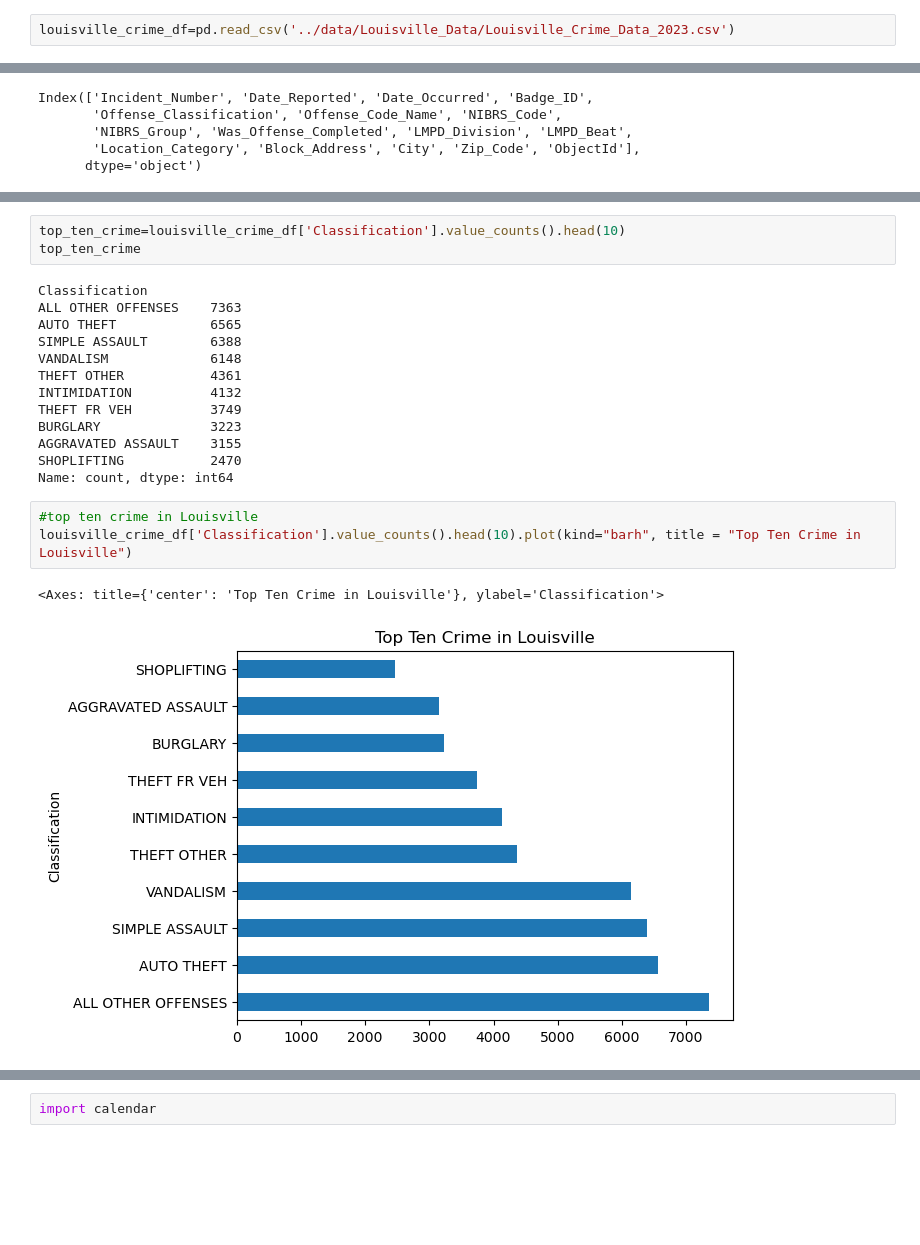
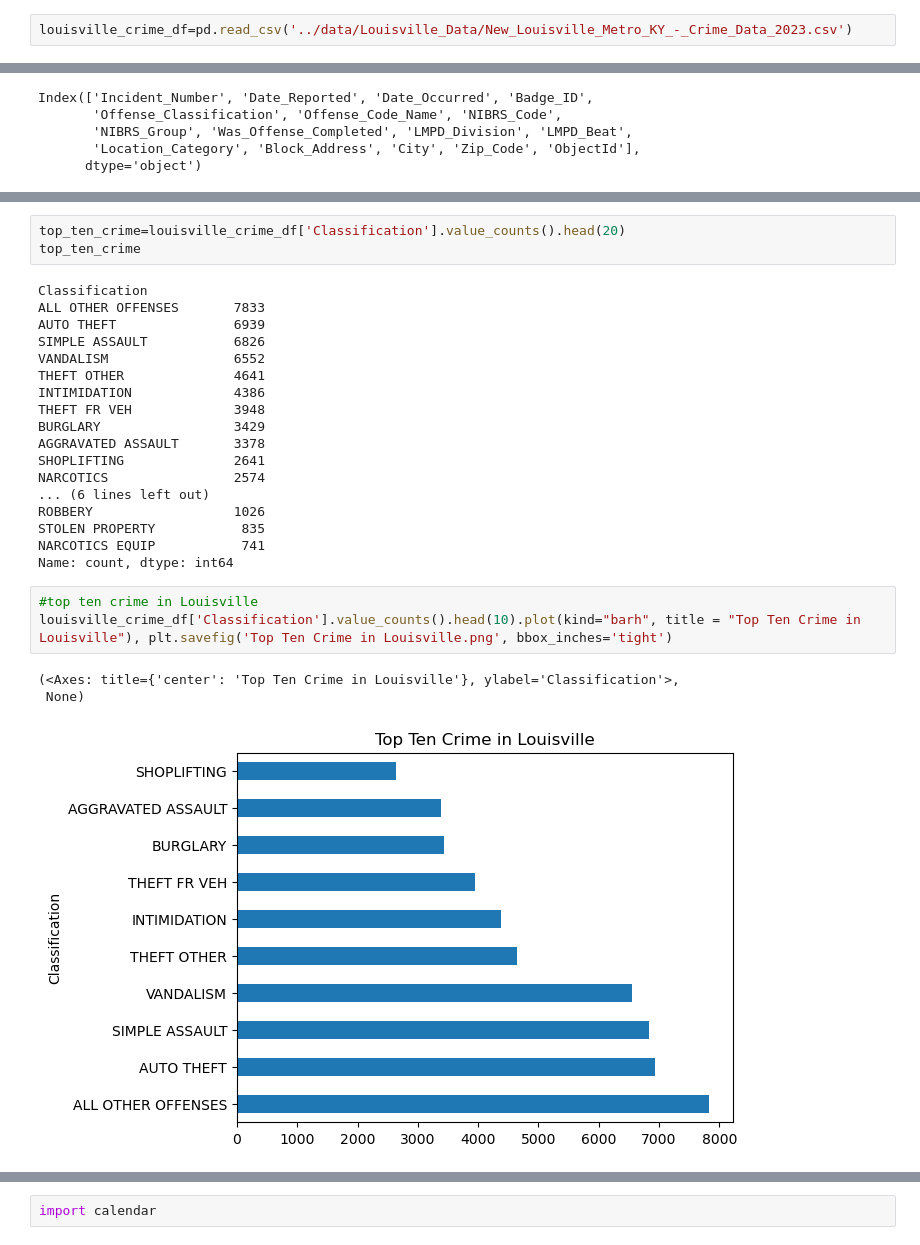
Before and after one commit to Uhuegbu23/crime_unemployment_data, a Jupyter notebook: notebooks/louisville_crime.ipynb, the cells around one changed output, grey strips where cells are left out. Cells and saved outputs as stored; diff of their text form; blank space fills up the shorter version.

```diff
--- a/notebooks/louisville_crime.ipynb
+++ b/notebooks/louisville_crime.ipynb
@@ -17,3 +17,3 @@ from folium.plugins import FastMarkerCluster
 # %%
-louisville_crime_df=pd.read_csv('../data/Louisville_Data/Louisville_Crime_Data_2023.csv')
+louisville_crime_df=pd.read_csv('../data/Louisville_Data/New_Louisville_Metro_KY_-_Crime_Data_2023.csv')
 # %%
@@ -182,22 +166,28 @@ louisville_crime_df.head(4)
 # %%
-top_ten_crime=louisville_crime_df['Classification'].value_counts().head(10)
+top_ten_crime=louisville_crime_df['Classification'].value_counts().head(20)
 top_ten_crime
 # %% [output]
 Classification
-ALL OTHER OFFENSES    7363
-AUTO THEFT            6565
-SIMPLE ASSAULT        6388
-VANDALISM             6148
-THEFT OTHER           4361
-INTIMIDATION          4132
-THEFT FR VEH          3749
-BURGLARY              3223
-AGGRAVATED ASSAULT    3155
-SHOPLIFTING           2470
+ALL OTHER OFFENSES       7833
+AUTO THEFT               6939
+SIMPLE ASSAULT           6826
+VANDALISM                6552
+THEFT OTHER              4641
+INTIMIDATION             4386
+THEFT FR VEH             3948
+BURGLARY                 3429
+AGGRAVATED ASSAULT       3378
+SHOPLIFTING              2641
+NARCOTICS                2574
+... (6 lines left out)
+ROBBERY                  1026
+STOLEN PROPERTY           835
+NARCOTICS EQUIP           741
 Name: count, dtype: int64
 # %%
 #top ten crime in Louisville
-louisville_crime_df['Classification'].value_counts().head(10).plot(kind="barh", title = "Top Ten Crime in Louisville")
+louisville_crime_df['Classification'].value_counts().head(10).plot(kind="barh", title = "Top Ten Crime in Louisville"), plt.savefig('Top Ten Crime in Louisville.png', bbox_inches='tight')
 # %% [output]
-<Axes: title={'center': 'Top Ten Crime in Louisville'}, ylabel='Classification'>
+(<Axes: title={'center': 'Top Ten Crime in Louisville'}, ylabel='Classification'>,
+ None)
-[figure, old version]
+[figure, new version]
```
Also changed, not shown: parts of 133 cells of this notebook.
